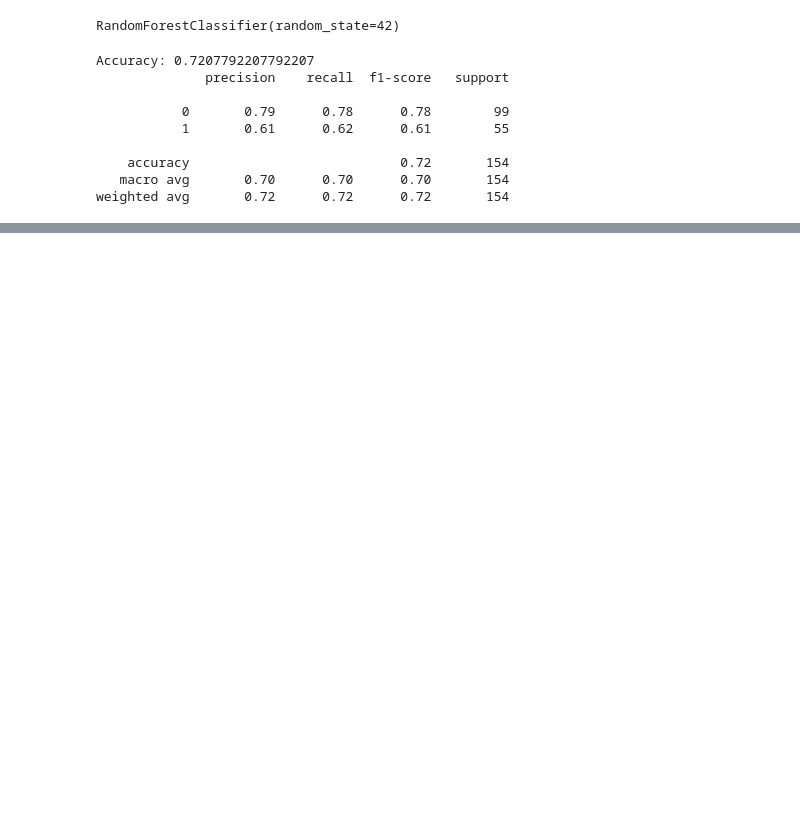
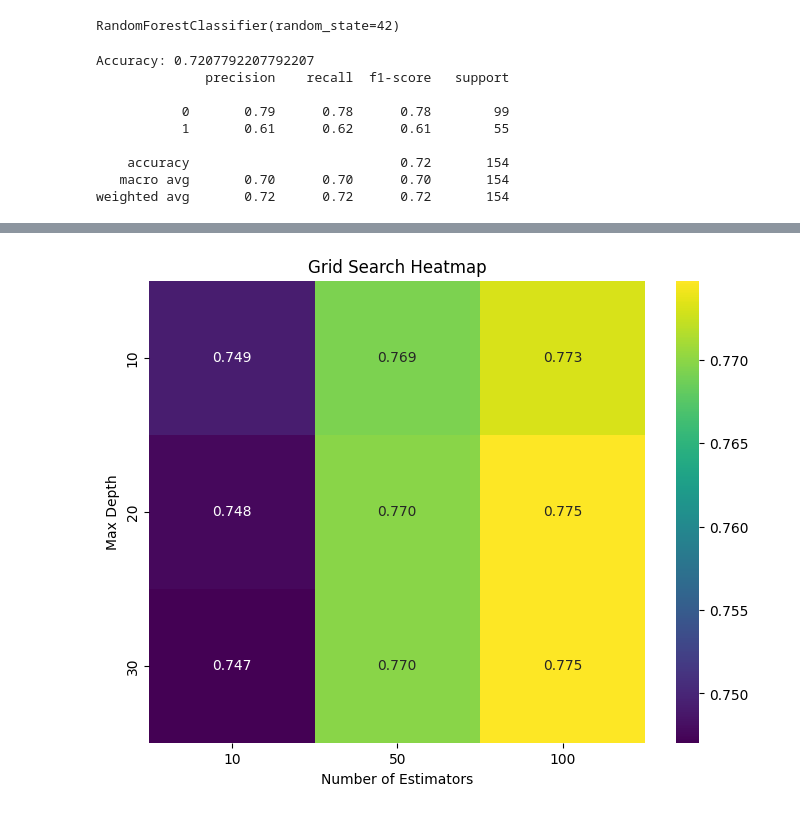
Before and after one commit to 4GeeksAcademy/SayLesAI_111, a Jupyter notebook: src/explore.ipynb, the cells around one changed output, grey strips where cells are left out. Saved outputs shown, nothing was run; the diff lists cells and outputs as text; code cells hidden in the pictures; blank space fills up the shorter version.

```diff
--- a/src/explore.ipynb
+++ b/src/explore.ipynb
@@ -199,0 +249,16 @@ max_depth: 15, min_samples_split: 10, Accuracy: 0.7597402597402597
+# %%
+# Heatmap: Accuracy for Different Hyperparameter Combinations
+pivot_table = results.pivot_table(
+    values='mean_test_score',
+    index='param_max_depth',
+    columns='param_n_estimators'
+)
+
+plt.figure(figsize=(8, 6))
+sns.heatmap(pivot_table, annot=True, cmap='viridis', fmt='.3f')
+plt.title('Grid Search Heatmap')
+plt.xlabel('Number of Estimators')
+plt.ylabel('Max Depth')
+plt.show()
+# %% [output]
+[figure, added]
```
Also changed, not shown: parts of 16 cells of this notebook.
